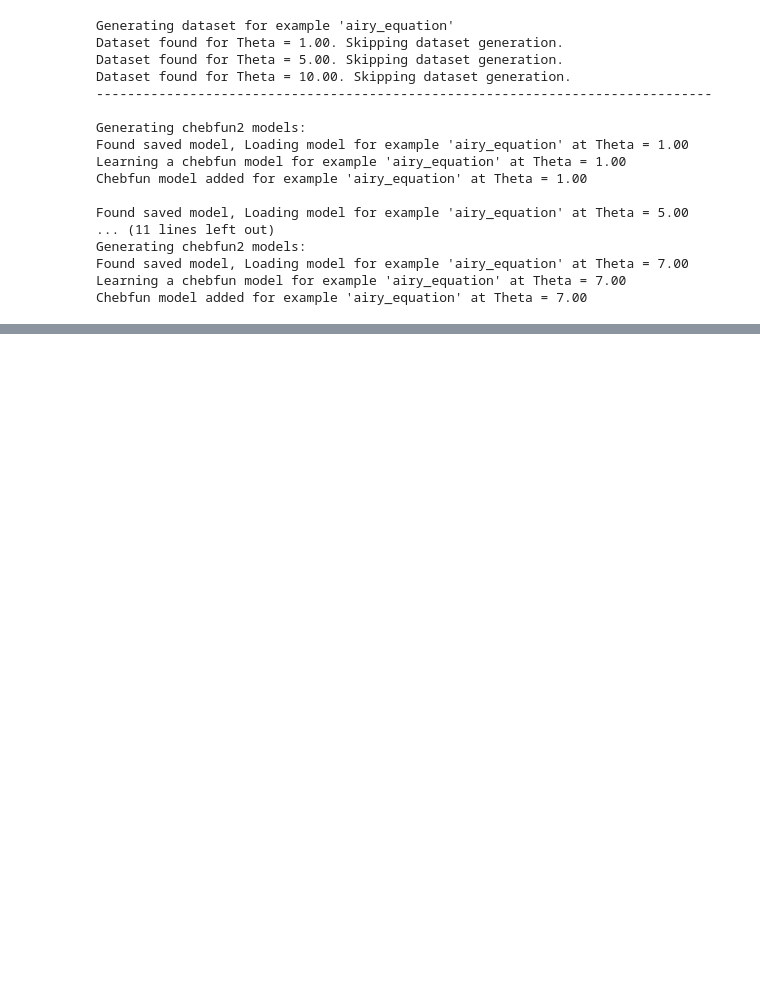
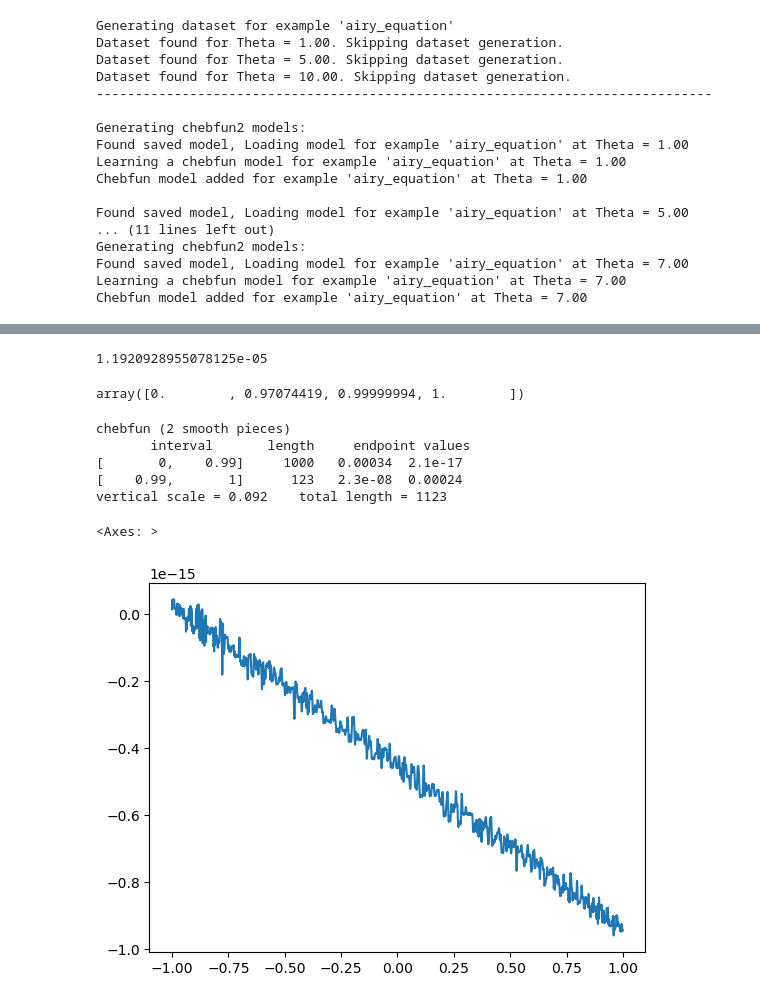
Before and after one commit to hsharsh/chebgreen, a Jupyter notebook: archived/test.ipynb, the cells around one changed output, grey strips where cells are left out. Cells and saved outputs as stored; diff of their text form; code cells hidden in the pictures; blank space fills up the shorter version.

Commit message:
Fixed bug in rootfinding for chebfun
Former-commit-id: a0aaf126a3d78bd9aa866118ae867112273da15e

```diff
--- a/archived/test.ipynb
+++ b/archived/test.ipynb
@@ -64,0 +76,5 @@ error, uc, u0 = model.computeEmpiricalError(theta_, data)
+# %%
+for fun in e:
+    print('Before')
+    fun.roots()
+    print('After')
@@ -64,0 +104,23 @@ error, uc, u0 = model.computeEmpiricalError(theta_, data)
+# %%
+def roots(c):
+    merge = c.prefs.mergeroots
+    allrts = []
+    prvrts = np.array([])
+    htol = 1e2 * c.hscale * c.prefs.eps
+    for fun in c:
+        print('Hello')
+        rts = fun.roots()
+        print('Hello')
+        rts = rts[~np.isnan(rts)]
+        # ignore first root if equal to the last root of previous fun
+        # TODO: there could be multiple roots at breakpoints
+        print(prvrts)
+        print(rts)
+        if prvrts.size > 0 and rts.size > 0:
+            if merge and abs(prvrts[-1] - rts[0]) <= htol:
+                rts = rts[1:]
+        # for i, rt in enumerate(rts):
+        #     if
+        allrts.append(rts)
+        prvrts = rts
+    return np.concatenate([x for x in allrts])
@@ -64,0 +141,5 @@ error, uc, u0 = model.computeEmpiricalError(theta_, data)
+# %%
+roots(u0)
+# %% [output]
+1.1920928955078125e-05
+array([0.        , 0.97074419, 0.99999994, 1.        ])
@@ -64,0 +152,17 @@ error, uc, u0 = model.computeEmpiricalError(theta_, data)
+# %%
+absolute(u0-uc)
+# %% [output]
+chebfun (2 smooth pieces)
+       interval       length     endpoint values
+[       0,    0.99]     1000   0.00034  2.1e-17
+[    0.99,       1]      123   2.3e-08  0.00024
+vertical scale = 0.092    total length = 1123
+# %%
+newdom = u0.domain.merge(roots(u0))
+# %%
+bndfuns = [x for x in u0._break(newdom)]
+# %%
+bndfuns[-1].onefun.plot()
+# %% [output]
+<Axes: >
+[figure, added]
```
Also changed, not shown: parts of 18 cells of this notebook, 49 other files.
